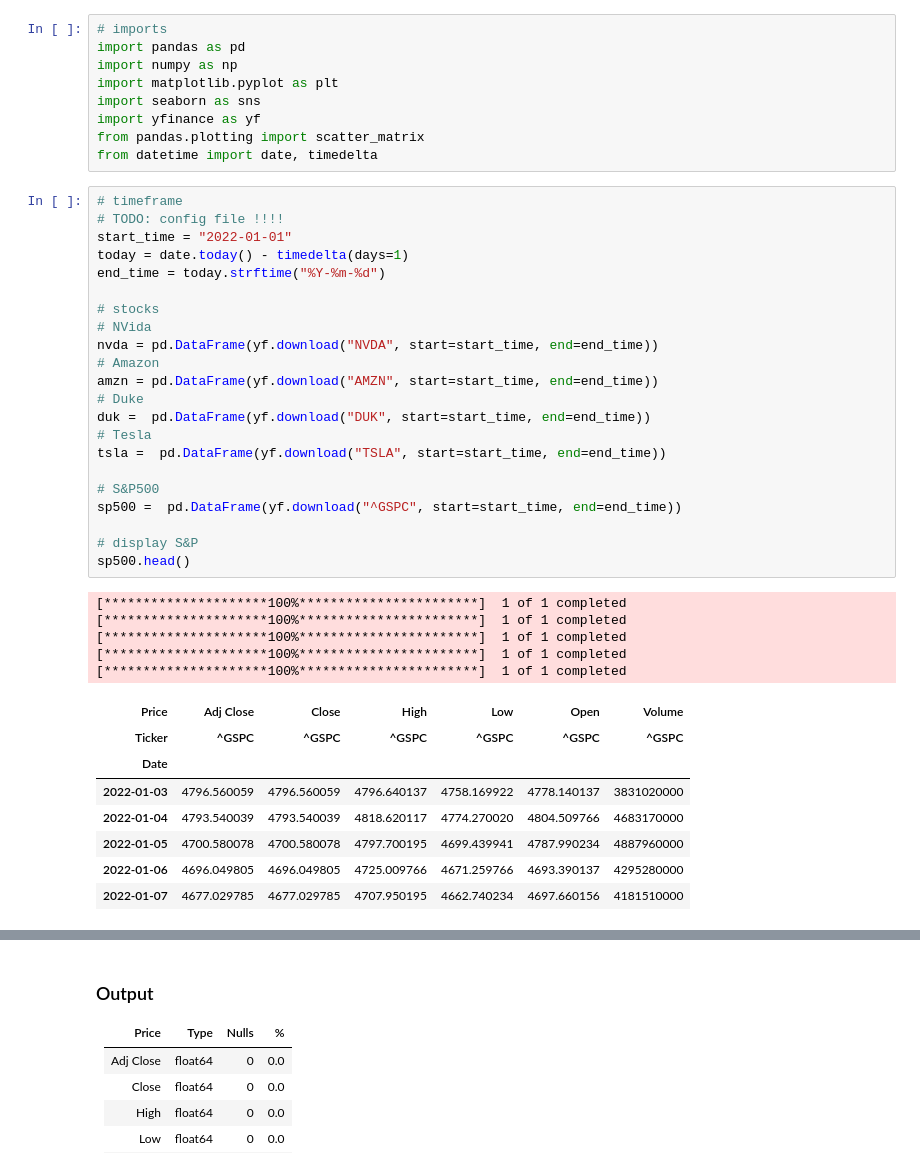
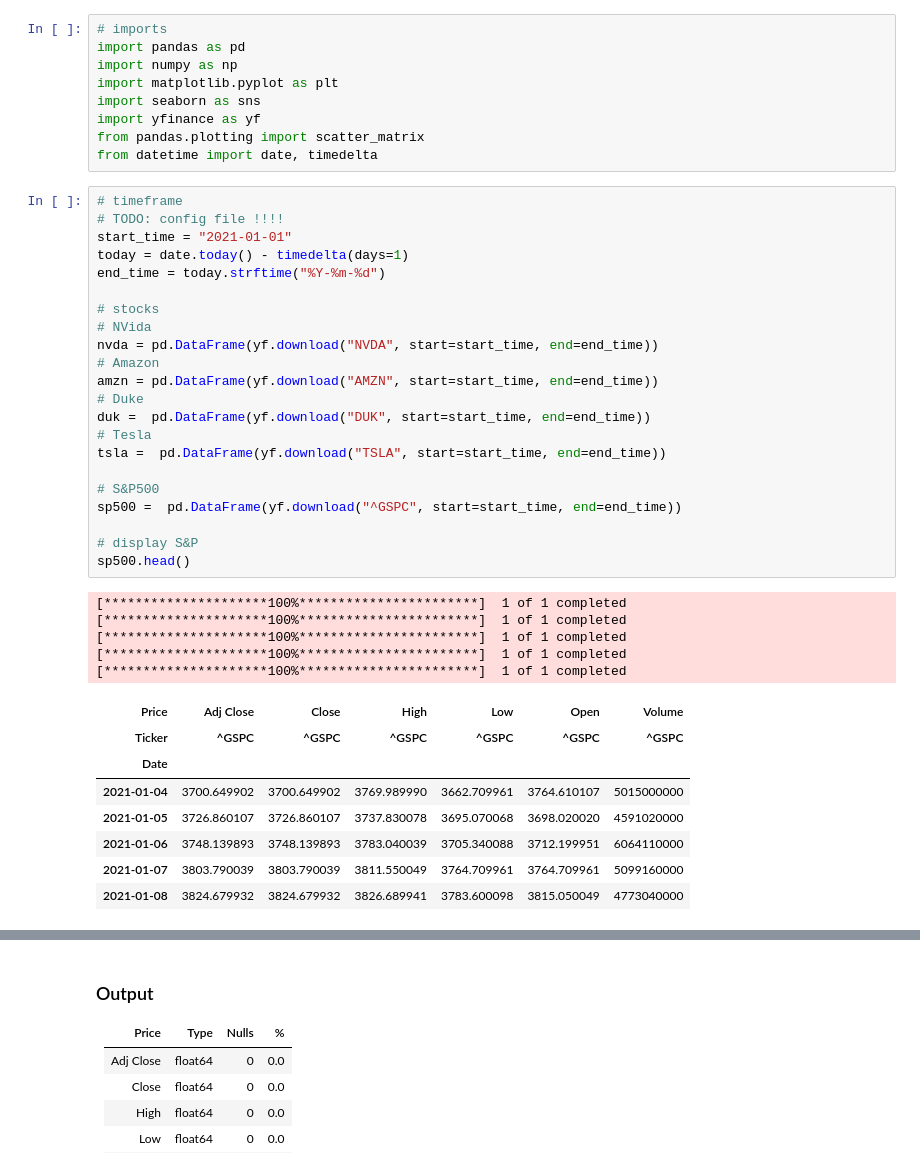
Before and after one commit to swsmith25/Sample_TA, a Jupyter notebook: Sample_Technical_Analyst.ipynb, the cells around one changed output, grey strips where cells are left out. Cells and saved outputs as stored; diff of their text form.

```diff
--- a/Sample_Technical_Analyst.ipynb
+++ b/Sample_Technical_Analyst.ipynb
@@ -34,39 +36,39 @@ from datetime import date, timedelta
 # %%
 # timeframe
 # TODO: config file !!!!
-start_time = "2022-01-01"
+start_time = "2021-01-01"
 today = date.today() - timedelta(days=1)
 end_time = today.strftime("%Y-%m-%d")
 
 # stocks
 # NVida
 nvda = pd.DataFrame(yf.download("NVDA", start=start_time, end=end_time))
 # Amazon
 amzn = pd.DataFrame(yf.download("AMZN", start=start_time, end=end_time))
 # Duke
 duk =  pd.DataFrame(yf.download("DUK", start=start_time, end=end_time))
 # Tesla
 tsla =  pd.DataFrame(yf.download("TSLA", start=start_time, end=end_time))
 
 # S&P500
 sp500 =  pd.DataFrame(yf.download("^GSPC", start=start_time, end=end_time))
 
 # display S&P
 sp500.head()
 # %% [output]
 [*********************100%***********************]  1 of 1 completed
 [*********************100%***********************]  1 of 1 completed
 [*********************100%***********************]  1 of 1 completed
 [*********************100%***********************]  1 of 1 completed
 [*********************100%***********************]  1 of 1 completed
 | Price | Adj Close | Close | High | Low | Open | Volume |
 | Ticker | ^GSPC | ^GSPC | ^GSPC | ^GSPC | ^GSPC | ^GSPC |
 | Date |  |  |  |  |  |  |
-| 2022-01-03 | 4796.560059 | 4796.560059 | 4796.640137 | 4758.169922 | 4778.140137 | 3831020000 |
-| 2022-01-04 | 4793.540039 | 4793.540039 | 4818.620117 | 4774.270020 | 4804.509766 | 4683170000 |
-| 2022-01-05 | 4700.580078 | 4700.580078 | 4797.700195 | 4699.439941 | 4787.990234 | 4887960000 |
-| 2022-01-06 | 4696.049805 | 4696.049805 | 4725.009766 | 4671.259766 | 4693.390137 | 4295280000 |
-| 2022-01-07 | 4677.029785 | 4677.029785 | 4707.950195 | 4662.740234 | 4697.660156 | 4181510000 |
+| 2021-01-04 | 3700.649902 | 3700.649902 | 3769.989990 | 3662.709961 | 3764.610107 | 5015000000 |
+| 2021-01-05 | 3726.860107 | 3726.860107 | 3737.830078 | 3695.070068 | 3698.020020 | 4591020000 |
+| 2021-01-06 | 3748.139893 | 3748.139893 | 3783.040039 | 3705.340088 | 3712.199951 | 6064110000 |
+| 2021-01-07 | 3803.790039 | 3803.790039 | 3811.550049 | 3764.709961 | 3764.709961 | 5099160000 |
+| 2021-01-08 | 3824.679932 | 3824.679932 | 3826.689941 | 3783.600098 | 3815.050049 | 4773040000 |
 # %%
 # Data Exploration
 
```
Also changed, not shown: parts of 17 cells of this notebook.
